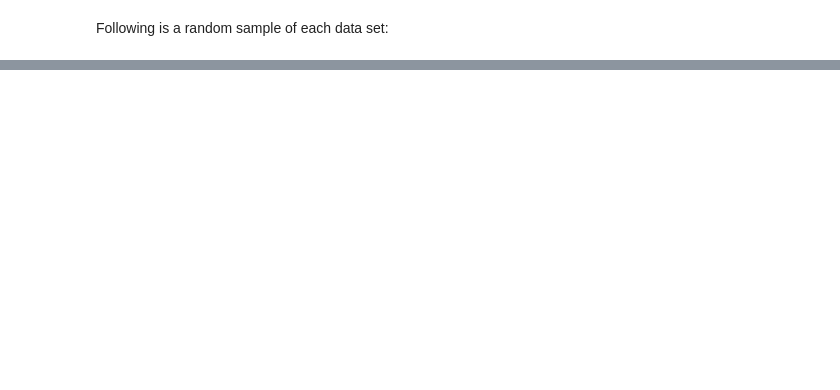
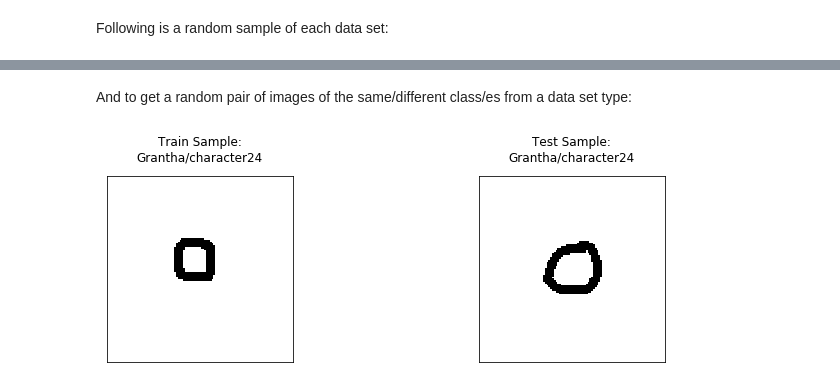
Before and after one commit to boodland/One-Shot-Learning, a Jupyter notebook: experiment.ipynb, the cells around one changed output, grey strips where cells are left out. Saved outputs shown, nothing was run; the diff lists cells and outputs as text; code cells hidden in the pictures; blank space fills up the shorter version.

Commit message:
Add OmniglotDataset class content

```diff
--- a/experiment.ipynb
+++ b/experiment.ipynb
@@ -185,0 +201,5 @@ plt.show()
+# %%
+from omniglot_dataset import OmniglotDataset
+
+omniglot_dataset = OmniglotDataset()
+omniglot_dataset.load()
@@ -185,0 +245,9 @@ plt.show()
+# %%
+train_classes = omniglot_dataset.get_data_classes(4)
+print(f'Returned train classes = {omniglot_dataset.train_set[1][train_classes]}')
+print()
+val_classes = omniglot_dataset.get_data_classes(4, data_type='val')
+print(f'Returned validation classes = {omniglot_dataset.val_set[1][val_classes]}')
+print()
+test_classes = omniglot_dataset.get_data_classes(4, data_type='test')
+print(f'Returned test classes = {omniglot_dataset.test_set[1][test_classes]}')
@@ -185,0 +263,10 @@ plt.show()
+# %% [markdown]
+And to get a random pair of images of the same/different class/es from a data set type:
+# %%
+first_class = train_classes[0]
+first_class_name = omniglot_dataset.train_set[1][first_class]
+first_image, second_image = omniglot_dataset.get_image_pair(first_class, data_type='train', same_class='true')
+display_image_pair((first_image.reshape(height, width), first_class_name),
+                   (second_image.reshape(height, width), first_class_name))
+# %% [output]
+[figure, added]
```
Also changed, not shown: parts of 10 cells of this notebook.
